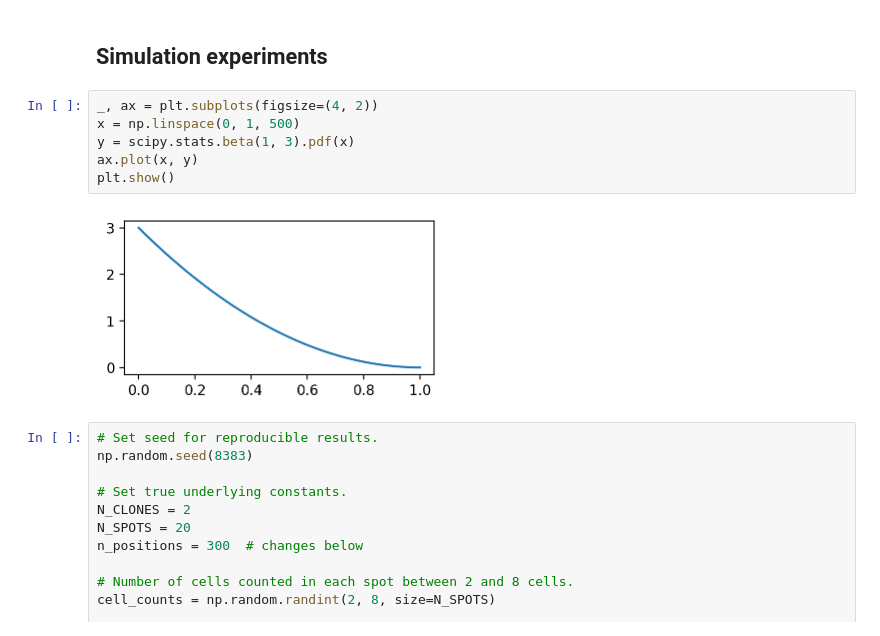
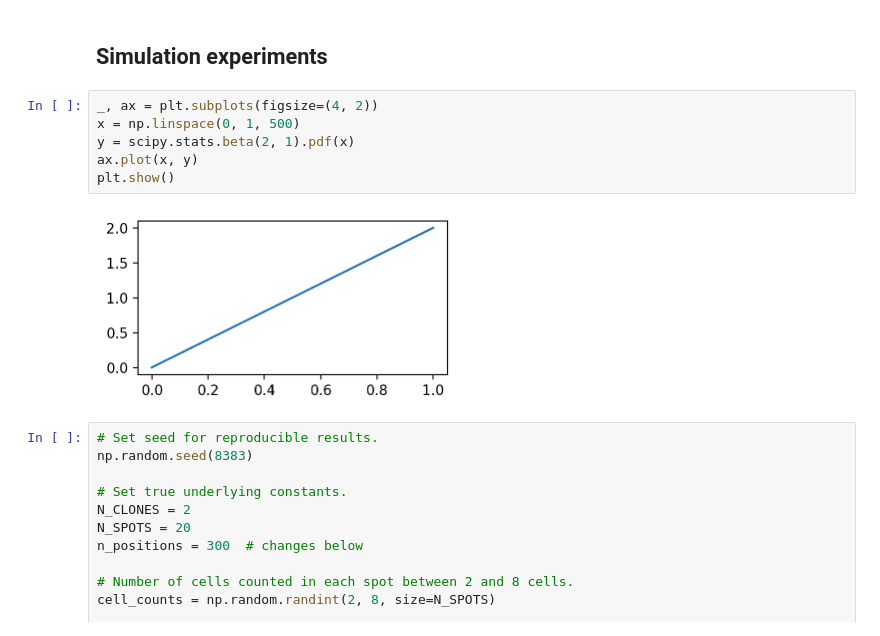
Before and after one commit to jhrcook/pymc-tumoroscope, a Jupyter notebook: tumoroscope.ipynb, the cells around one changed output. Saved outputs shown, nothing was run; the diff lists cells and outputs as text.

```diff
--- a/tumoroscope.ipynb
+++ b/tumoroscope.ipynb
@@ -218,11 +234,11 @@ plt.show()
 # %%
 _, ax = plt.subplots(figsize=(4, 2))
 x = np.linspace(0, 1, 500)
-y = scipy.stats.beta(1, 3).pdf(x)
+y = scipy.stats.beta(2, 1).pdf(x)
 ax.plot(x, y)
 plt.show()
 # %% [output]
-[figure, old version]
+[figure, new version]
 # %%
 # Set seed for reproducible results.
 np.random.seed(8383)
```
Also changed, not shown: parts of 18 cells of this notebook, 8 other files.
